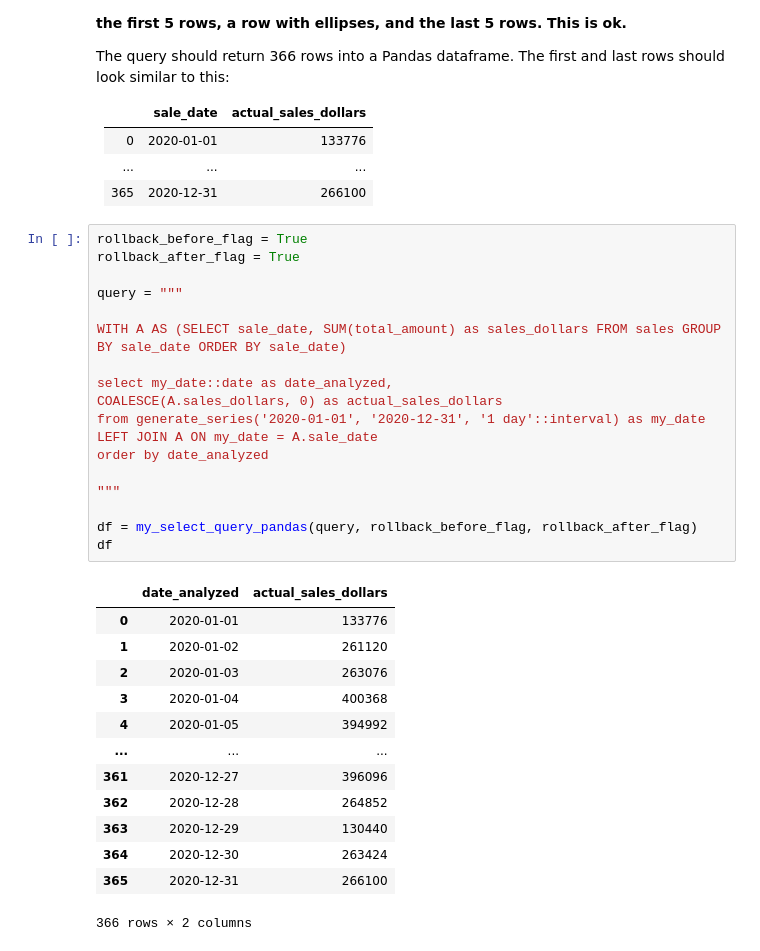
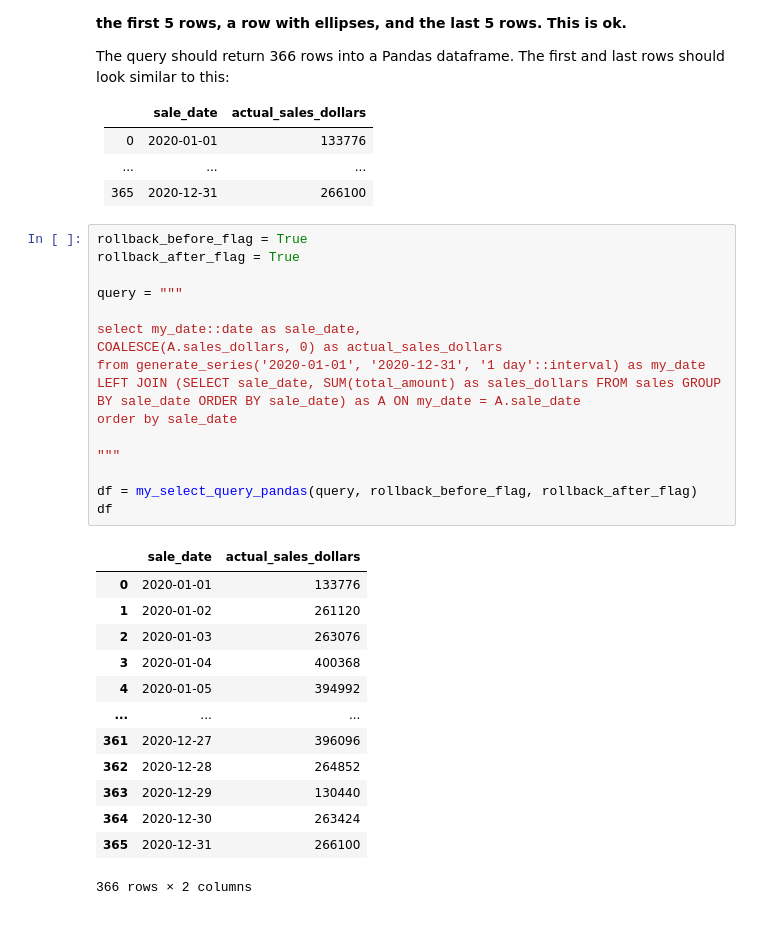
Before and after one commit to mids-w205/project-1-henrydinhucb, a Jupyter notebook: project_1_4.ipynb, the cells around one changed output. Drawn from its saved outputs; the diff is of its cells as text.

```diff
--- a/project_1_4.ipynb
+++ b/project_1_4.ipynb
@@ -315,23 +321,21 @@ The query should return 366 rows into a Pandas dataframe. The first and last row
 # %%
 rollback_before_flag = True
 rollback_after_flag = True
 
 query = """
 
-WITH A AS (SELECT sale_date, SUM(total_amount) as sales_dollars FROM sales GROUP BY sale_date ORDER BY sale_date)
-
-select my_date::date as date_analyzed,
+select my_date::date as sale_date,
 COALESCE(A.sales_dollars, 0) as actual_sales_dollars
 from generate_series('2020-01-01', '2020-12-31', '1 day'::interval) as my_date
-LEFT JOIN A ON my_date = A.sale_date
-order by date_analyzed
+LEFT JOIN (SELECT sale_date, SUM(total_amount) as sales_dollars FROM sales GROUP BY sale_date ORDER BY sale_date) as A ON my_date = A.sale_date
+order by sale_date
 
 """
 
 df = my_select_query_pandas(query, rollback_before_flag, rollback_after_flag)
 df
 # %% [output]
-|  | date_analyzed | actual_sales_dollars |
+|  | sale_date | actual_sales_dollars |
 | 0 | 2020-01-01 | 133776 |
 | 1 | 2020-01-02 | 261120 |
 | 2 | 2020-01-03 | 263076 |
```
Also changed, not shown: parts of 2 cells of this notebook.
